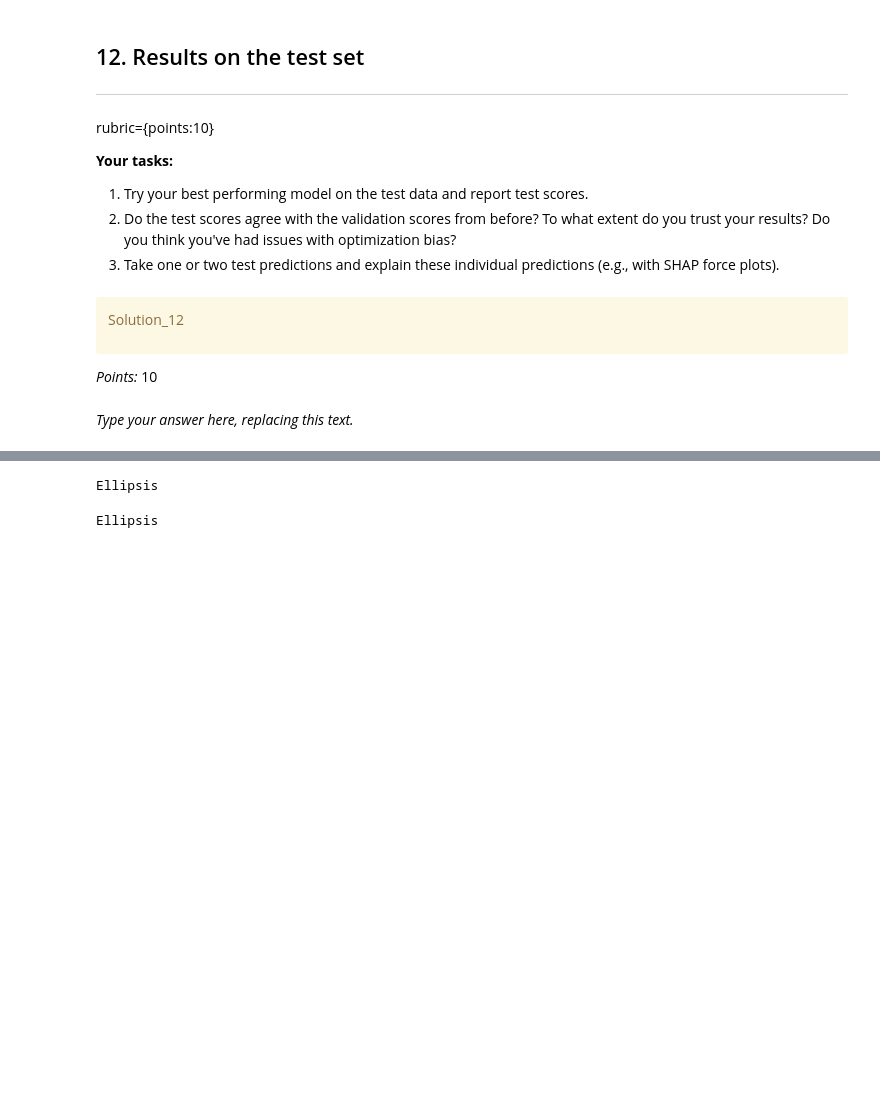
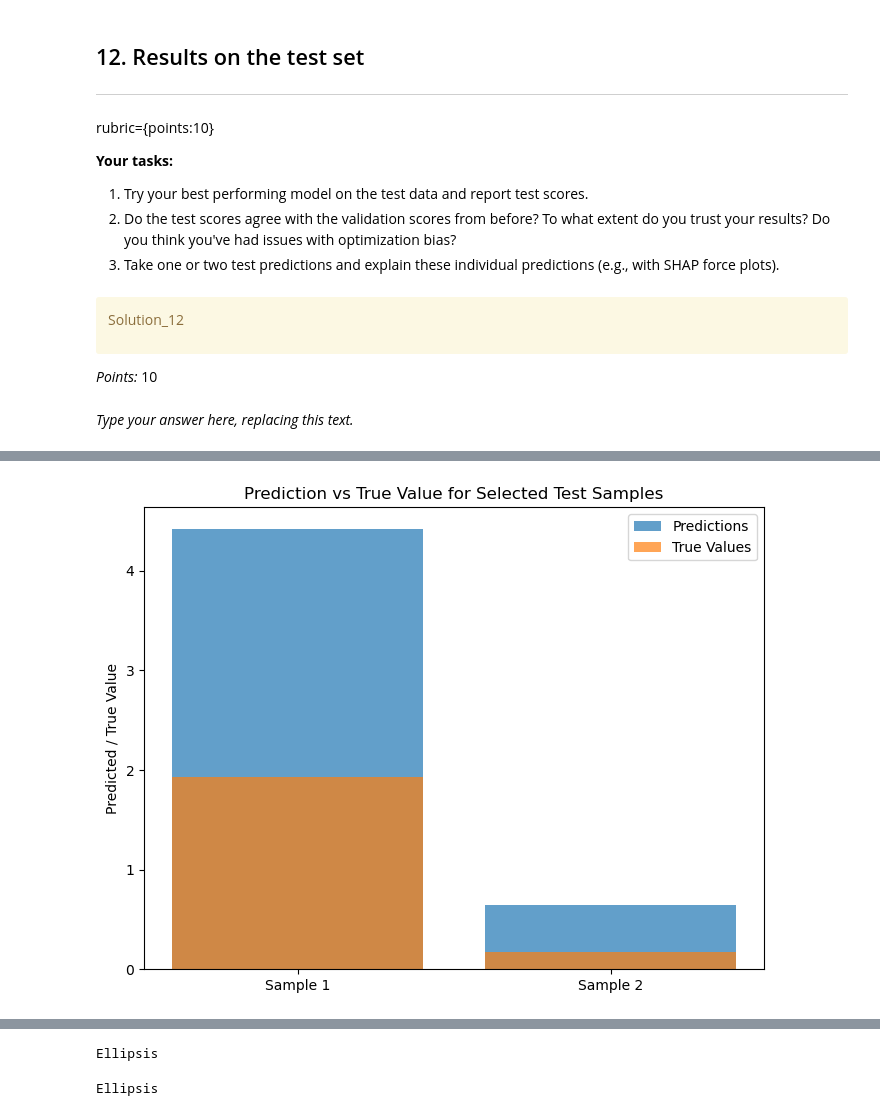
Before and after one commit to alantensor/hw5, a Jupyter notebook: hw5.ipynb, the cells around one changed output, grey strips where cells are left out. Drawn from its saved outputs; the diff is of its cells as text; code cells hidden in the pictures; blank space fills up the shorter version.

```diff
--- a/hw5.ipynb
+++ b/hw5.ipynb
@@ -1025,0 +1182,23 @@ Ellipsis
+# %%
+from sklearn.inspection import permutation_importance
+
+# Select two test samples for explanation
+test_samples = transformed_test_df.iloc[[0, 1]]  # Picking first two samples
+
+# Get the corresponding true values
+true_values = sampled_y_test.iloc[[0, 1]]
+
+# Get the predictions from the model
+predictions = rf_model.predict(test_samples)
+
+# Plot the predictions vs the true values
+plt.figure(figsize=(8, 6))
+plt.bar(range(len(true_values)), predictions, alpha=0.7, label='Predictions')
+plt.bar(range(len(true_values)), true_values, alpha=0.7, label='True Values')
+plt.xticks(range(len(true_values)), ['Sample 1', 'Sample 2'])
+plt.ylabel('Predicted / True Value')
+plt.title('Prediction vs True Value for Selected Test Samples')
+plt.legend()
+plt.show()
+# %% [output]
+[figure, added]
```
Also changed, not shown: parts of 59 cells of this notebook, 1 other file.
